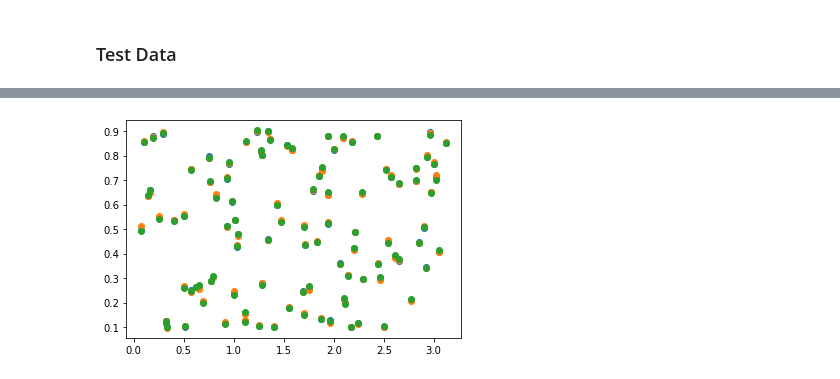
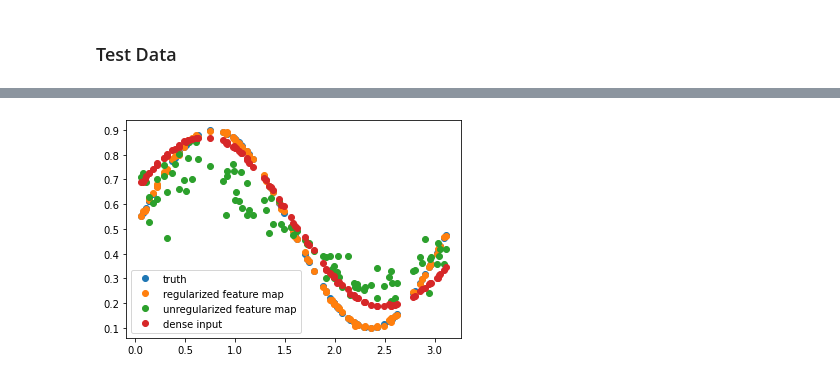
Before and after one commit to KristianWold/Thesis, a Jupyter notebook: notebooks/analysis/Regularization, Analysis.ipynb, the cells around one changed output, grey strips where cells are left out. Drawn from its saved outputs; the diff is of its cells as text; code cells hidden in the pictures.

Commit message:
Change regularized ansatz

```diff
--- a/notebooks/analysis/Regularization, Analysis.ipynb
+++ b/notebooks/analysis/Regularization, Analysis.ipynb
@@ -117,10 +117,17 @@ test loss standard:      0.000022 +- 0.000000
 # %%
 y_pred1 = model_list1[0].predict(x_train)
 y_pred2 = model_list2[0].predict(x_train)
+
+x_train[:,0] = np.pi/2
+x_train[:,1] = np.pi/2
+x_train[:,3] = np.pi/2
+y_pred3 = model_list2[0].predict(x_train)
 # %%
-plt.plot(x_train[:,3], y_train, "o")
-plt.plot(x_train[:,3], y_pred1, "o")
-plt.plot(x_train[:,3], y_pred2, "o")
+plt.plot(x_train[:,2], y_train, "o")
+plt.plot(x_train[:,2], y_pred1, "o")
+plt.plot(x_train[:,2], y_pred2, "o")
+plt.plot(x_train[:,2], y_pred3, "o")
+plt.legend(["truth", "regularized feature map", "unregularized feature map", "dense input"])
 plt.show()
 # %% [output]
-[figure, old version]
+[figure, new version]
```
Also changed, not shown: parts of 6 cells of this notebook, 6 other files.
